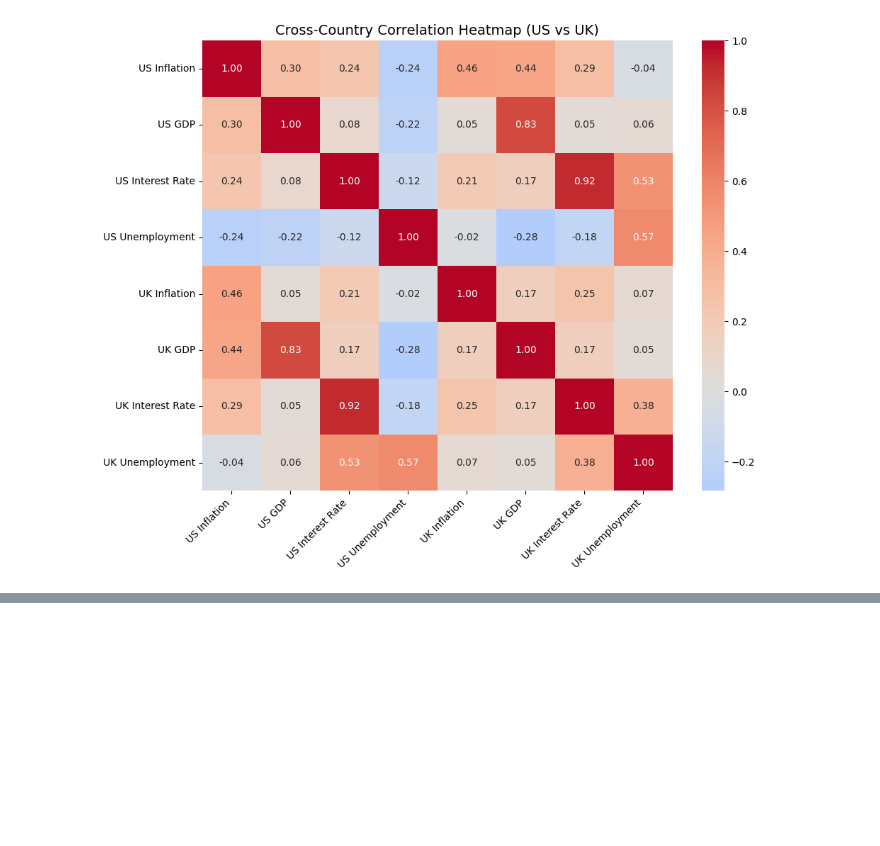
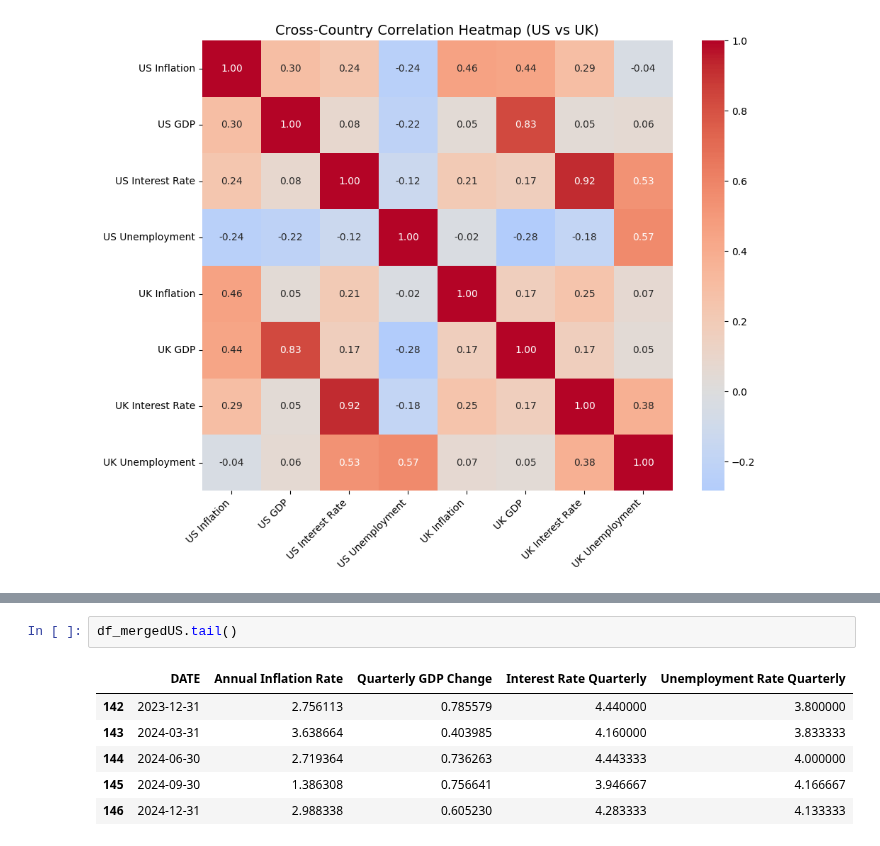
Before and after one commit to gagrawal009/FE5213-Quantitative-Macroeconomics-with-Python, a Jupyter notebook: Part 2/Correlation.ipynb, the cells around one changed output, grey strips where cells are left out. Drawn from its saved outputs; the diff is of its cells as text; blank space fills up the shorter version.

```diff
--- a/Part 2/Correlation.ipynb
+++ b/Part 2/Correlation.ipynb
@@ -101,0 +75,9 @@ plt.show()
+# %%
+df_mergedUS.tail()
+# %% [output]
+|  | DATE | Annual Inflation Rate | Quarterly GDP Change | Interest Rate Quarterly | Unemployment Rate Quarterly |
+| 142 | 2023-12-31 | 2.756113 | 0.785579 | 4.440000 | 3.800000 |
+| 143 | 2024-03-31 | 3.638664 | 0.403985 | 4.160000 | 3.833333 |
+| 144 | 2024-06-30 | 2.719364 | 0.736263 | 4.443333 | 4.000000 |
+| 145 | 2024-09-30 | 1.386308 | 0.756641 | 3.946667 | 4.166667 |
+| 146 | 2024-12-31 | 2.988338 | 0.605230 | 4.283333 | 4.133333 |
```
Also changed, not shown: parts of 4 cells of this notebook.
